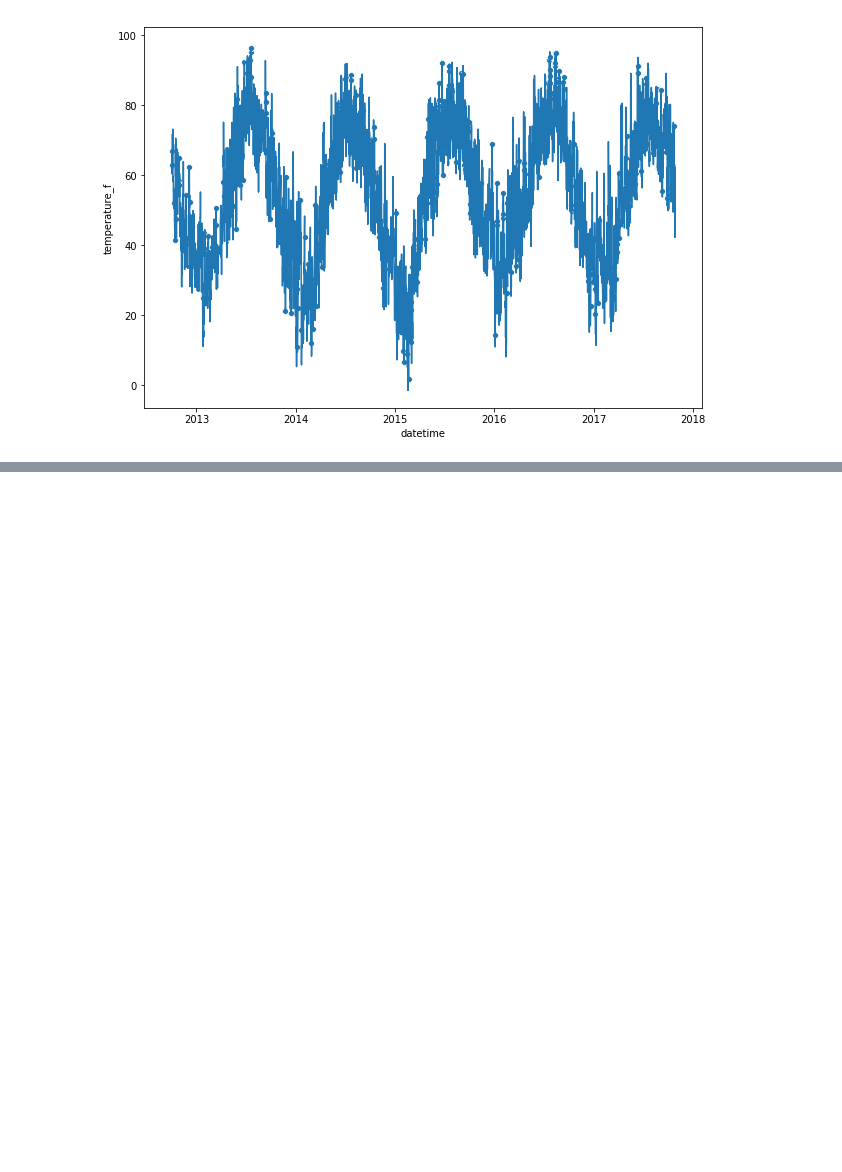
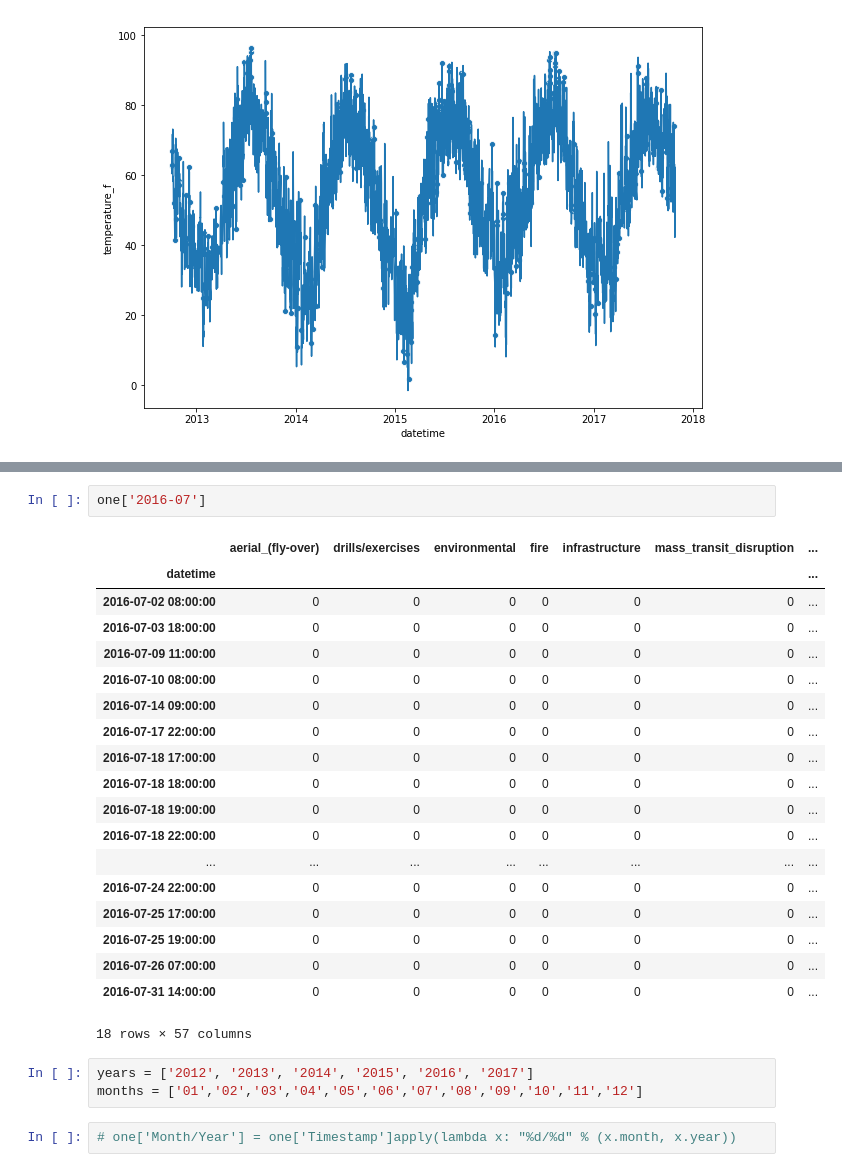
Before and after one commit to iceberg425/Client_Project, a Jupyter notebook: EDA_Weather_Outage.ipynb, the cells around one changed output, grey strips where cells are left out. Cells and saved outputs as stored; diff of their text form; blank space fills up the shorter version.

```diff
--- a/EDA_Weather_Outage.ipynb
+++ b/EDA_Weather_Outage.ipynb
@@ -467,0 +541,27 @@ sns.scatterplot(x= temp_1.index, y='temperature_f', data = temp_1)
+# %%
+one['2016-07']
+# %% [output]
+|  | aerial_(fly-over) | drills/exercises | environmental | fire | infrastructure | mass_transit_disruption | ... |
+| datetime |  |  |  |  |  |  | ... |
+| 2016-07-02 08:00:00 | 0 | 0 | 0 | 0 | 0 | 0 | ... |
+| 2016-07-03 18:00:00 | 0 | 0 | 0 | 0 | 0 | 0 | ... |
+| 2016-07-09 11:00:00 | 0 | 0 | 0 | 0 | 0 | 0 | ... |
+| 2016-07-10 08:00:00 | 0 | 0 | 0 | 0 | 0 | 0 | ... |
+| 2016-07-14 09:00:00 | 0 | 0 | 0 | 0 | 0 | 0 | ... |
+| 2016-07-17 22:00:00 | 0 | 0 | 0 | 0 | 0 | 0 | ... |
+| 2016-07-18 17:00:00 | 0 | 0 | 0 | 0 | 0 | 0 | ... |
+| 2016-07-18 18:00:00 | 0 | 0 | 0 | 0 | 0 | 0 | ... |
+| 2016-07-18 19:00:00 | 0 | 0 | 0 | 0 | 0 | 0 | ... |
+| 2016-07-18 22:00:00 | 0 | 0 | 0 | 0 | 0 | 0 | ... |
+| ... | ... | ... | ... | ... | ... | ... | ... |
+| 2016-07-24 22:00:00 | 0 | 0 | 0 | 0 | 0 | 0 | ... |
+| 2016-07-25 17:00:00 | 0 | 0 | 0 | 0 | 0 | 0 | ... |
+| 2016-07-25 19:00:00 | 0 | 0 | 0 | 0 | 0 | 0 | ... |
+| 2016-07-26 07:00:00 | 0 | 0 | 0 | 0 | 0 | 0 | ... |
+| 2016-07-31 14:00:00 | 0 | 0 | 0 | 0 | 0 | 0 | ... |
+18 rows × 57 columns
+# %%
+years = ['2012', '2013', '2014', '2015', '2016', '2017']
+months = ['01','02','03','04','05','06','07','08','09','10','11','12']
+# %%
+# one['Month/Year'] = one['Timestamp']apply(lambda x: "%d/%d" % (x.month, x.year))
```
Also changed, not shown: parts of 22 cells of this notebook.
